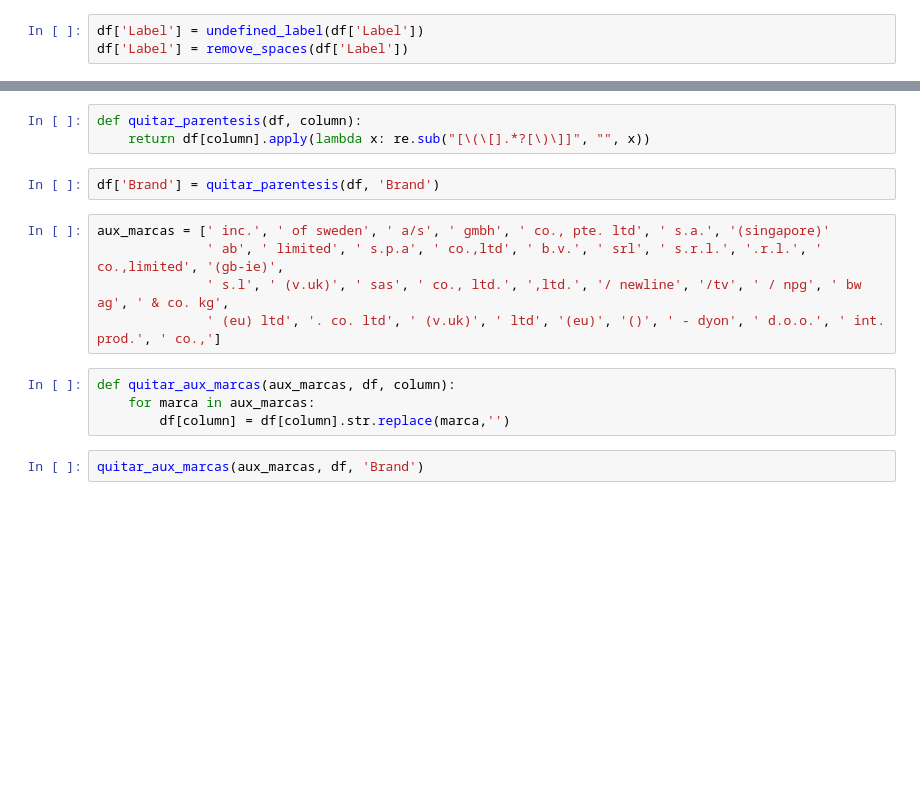
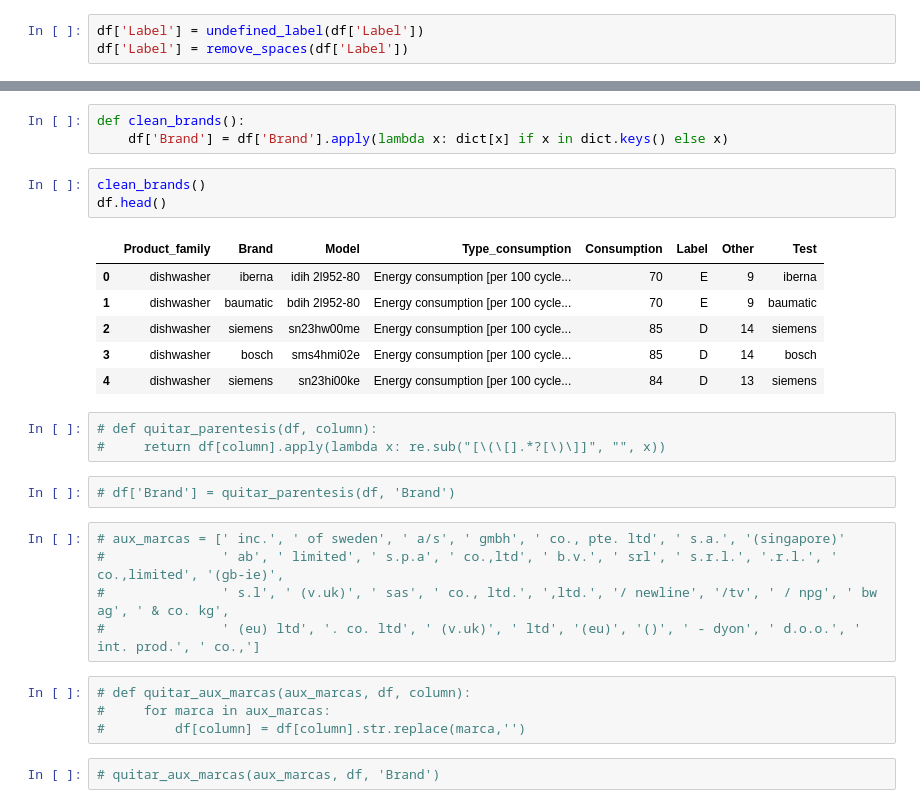
Before and after one commit to laurabarredaagusti/desafio_tripulaciones, a Jupyter notebook: notebooks/data_cleaning/data_cleaning_general.ipynb, the cells around one changed output, grey strips where cells are left out. Saved outputs shown, nothing was run; the diff lists cells and outputs as text; blank space fills up the shorter version.

Commit message:
added general cleaning brand

```diff
--- a/notebooks/data_cleaning/data_cleaning_general.ipynb
+++ b/notebooks/data_cleaning/data_cleaning_general.ipynb
@@ -80,16 +259,29 @@ dict = {'burg' : 'burg basic',
+# %%
+def clean_brands():
+    df['Brand'] = df['Brand'].apply(lambda x: dict[x] if x in dict.keys() else x)
+# %%
+clean_brands()
+df.head()
+# %% [output]
+|  | Product_family | Brand | Model | Type_consumption | Consumption | Label | Other | Test |
+| 0 | dishwasher | iberna | idih 2l952-80 | Energy consumption [per 100 cycle... | 70 | E | 9 | iberna |
+| 1 | dishwasher | baumatic | bdih 2l952-80 | Energy consumption [per 100 cycle... | 70 | E | 9 | baumatic |
+| 2 | dishwasher | siemens | sn23hw00me | Energy consumption [per 100 cycle... | 85 | D | 14 | siemens |
+| 3 | dishwasher | bosch | sms4hmi02e | Energy consumption [per 100 cycle... | 85 | D | 14 | bosch |
+| 4 | dishwasher | siemens | sn23hi00ke | Energy consumption [per 100 cycle... | 84 | D | 13 | siemens |
 # %%
-def quitar_parentesis(df, column):
-    return df[column].apply(lambda x: re.sub("[\(\[].*?[\)\]]", "", x))
+# def quitar_parentesis(df, column):
+#     return df[column].apply(lambda x: re.sub("[\(\[].*?[\)\]]", "", x))
 # %%
-df['Brand'] = quitar_parentesis(df, 'Brand')
+# df['Brand'] = quitar_parentesis(df, 'Brand')
 # %%
-aux_marcas = [' inc.', ' of sweden', ' a/s', ' gmbh', ' co., pte. ltd', ' s.a.', '(singapore)'
-              ' ab', ' limited', ' s.p.a', ' co.,ltd', ' b.v.', ' srl', ' s.r.l.', '.r.l.', ' co.,limited', '(gb-ie)',
-              ' s.l', ' (v.uk)', ' sas', ' co., ltd.', ',ltd.', '/ newline', '/tv', ' / npg', ' bw ag', ' & co. kg',
-              ' (eu) ltd', '. co. ltd', ' (v.uk)', ' ltd', '(eu)', '()', ' - dyon', ' d.o.o.', ' int. prod.', ' co.,']
+# aux_marcas = [' inc.', ' of sweden', ' a/s', ' gmbh', ' co., pte. ltd', ' s.a.', '(singapore)'
+#               ' ab', ' limited', ' s.p.a', ' co.,ltd', ' b.v.', ' srl', ' s.r.l.', '.r.l.', ' co.,limited', '(gb-ie)',
+#               ' s.l', ' (v.uk)', ' sas', ' co., ltd.', ',ltd.', '/ newline', '/tv', ' / npg', ' bw ag', ' & co. kg',
+#               ' (eu) ltd', '. co. ltd', ' (v.uk)', ' ltd', '(eu)', '()', ' - dyon', ' d.o.o.', ' int. prod.', ' co.,']
 # %%
-def quitar_aux_marcas(aux_marcas, df, column):
-    for marca in aux_marcas:
-        df[column] = df[column].str.replace(marca,'')
+# def quitar_aux_marcas(aux_marcas, df, column):
+#     for marca in aux_marcas:
+#         df[column] = df[column].str.replace(marca,'')
 # %%
-quitar_aux_marcas(aux_marcas, df, 'Brand')
+# quitar_aux_marcas(aux_marcas, df, 'Brand')
```
Also changed, not shown: parts of 5 cells of this notebook.
